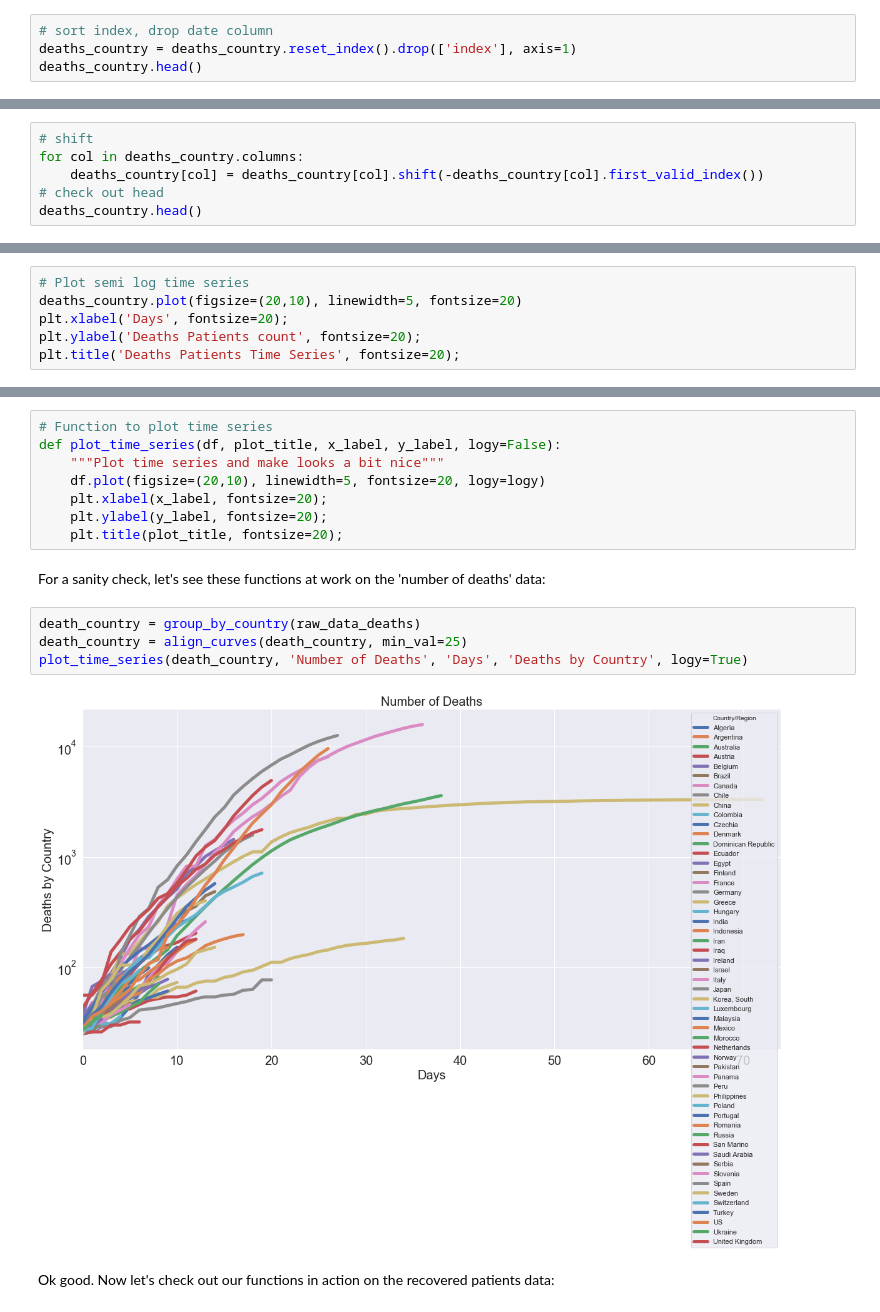
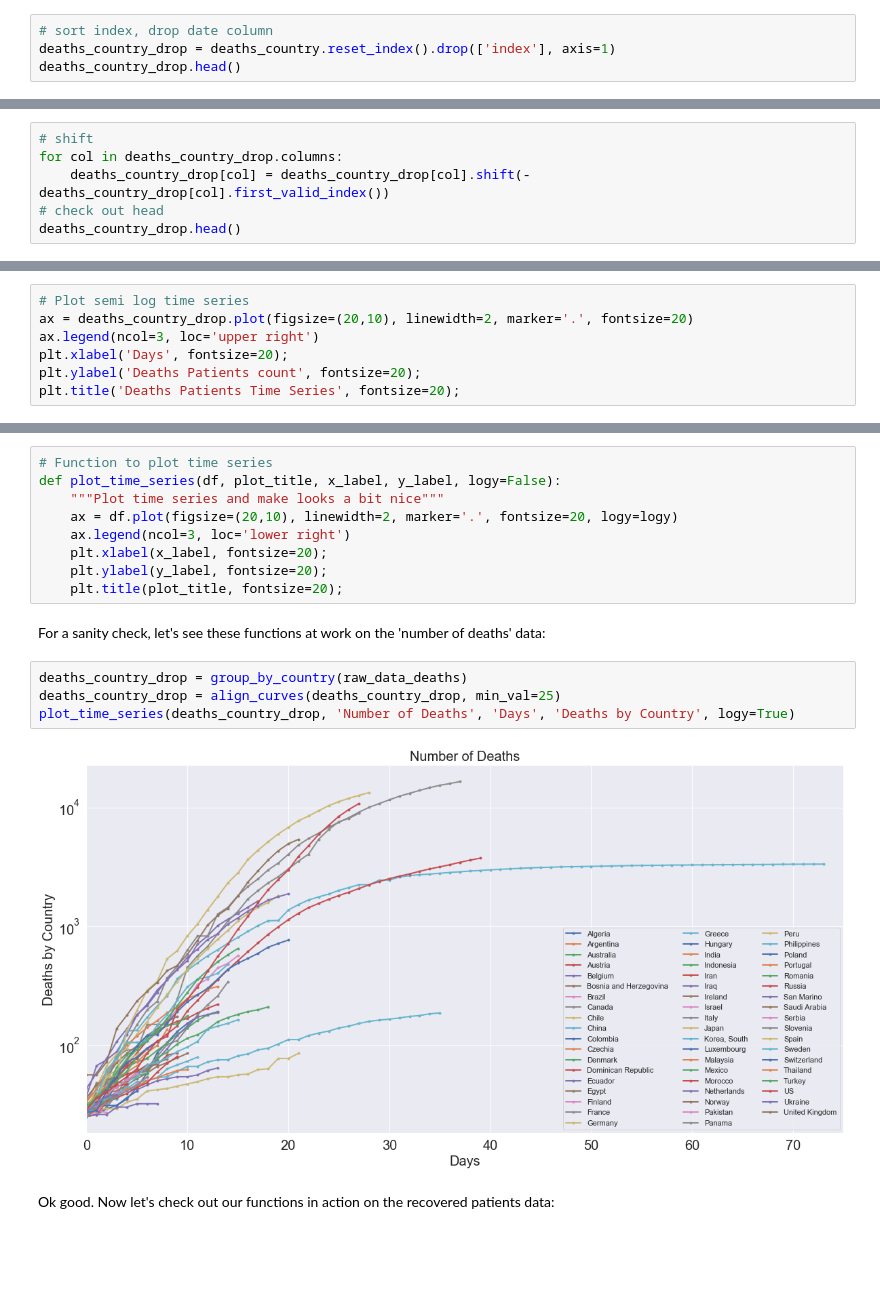
Before and after one commit to datacamp/COVID-19-EDA-tutorial, a Jupyter notebook: notebooks/1-COVID-19-EDA-solution.ipynb, the cells around one changed output, grey strips where cells are left out. Saved outputs shown, nothing was run; the diff lists cells and outputs as text; blank space fills up the shorter version.

```diff
--- a/notebooks/1-COVID-19-EDA-solution.ipynb
+++ b/notebooks/1-COVID-19-EDA-solution.ipynb
@@ -408,6 +411,6 @@ As we're going to align the countries from the day they first had at least 25 de
 - Drop the date column (which will be called 'index) after the reset.
 # %%
 # sort index, drop date column
-deaths_country = deaths_country.reset_index().drop(['index'], axis=1)
-deaths_country.head()
+deaths_country_drop = deaths_country.reset_index().drop(['index'], axis=1)
+deaths_country_drop.head()
 # %% [output]
@@ -422,8 +425,8 @@ deaths_country.head()
 Now it's time to shift each column so that the first entry is the first NaN value that it contains! To do this, we can use the `shift()` method on each column. How much do we shift each column, though? The magnitude of the shift is given by how many NaNs there are at the start of the column, which we can retrieve using the `first_valid_index()` method on the column **but** we want to shift **up**, which is negative in direction (by convention and perhaps intuition). SO let's do it.
 # %%
 # shift
-for col in deaths_country.columns:
-    deaths_country[col] = deaths_country[col].shift(-deaths_country[col].first_valid_index())
+for col in deaths_country_drop.columns:
+    deaths_country_drop[col] = deaths_country_drop[col].shift(-deaths_country_drop[col].first_valid_index())
 # check out head
-deaths_country.head()
+deaths_country_drop.head()
 # %% [output]
@@ -452,6 +456,7 @@ plt.title('Deaths Patients Time Series', fontsize=20);
 # %%
 # Plot semi log time series
-deaths_country.plot(figsize=(20,10), linewidth=5, fontsize=20)
+ax = deaths_country_drop.plot(figsize=(20,10), linewidth=2, marker='.', fontsize=20)
+ax.legend(ncol=3, loc='upper right')
 plt.xlabel('Days', fontsize=20);
 plt.ylabel('Deaths Patients count', fontsize=20);
 plt.title('Deaths Patients Time Series', fontsize=20);
@@ -492,18 +497,19 @@ def align_curves(data, min_val):
 # Function to plot time series
 def plot_time_series(df, plot_title, x_label, y_label, logy=False):
     """Plot time series and make looks a bit nice"""
-    df.plot(figsize=(20,10), linewidth=5, fontsize=20, logy=logy)
+    ax = df.plot(figsize=(20,10), linewidth=2, marker='.', fontsize=20, logy=logy)
+    ax.legend(ncol=3, loc='lower right')
     plt.xlabel(x_label, fontsize=20);
     plt.ylabel(y_label, fontsize=20);
     plt.title(plot_title, fontsize=20);
 # %% [markdown]
 For a sanity check, let's see these functions at work on the 'number of deaths' data:
 # %%
-death_country = group_by_country(raw_data_deaths)
-death_country = align_curves(death_country, min_val=25)
-plot_time_series(death_country, 'Number of Deaths', 'Days', 'Deaths by Country', logy=True)
+deaths_country_drop = group_by_country(raw_data_deaths)
+deaths_country_drop = align_curves(deaths_country_drop, min_val=25)
+plot_time_series(deaths_country_drop, 'Number of Deaths', 'Days', 'Deaths by Country', logy=True)
 # %% [output]
-[figure, old version]
+[figure, new version]
 # %% [markdown]
 Ok good. Now let's check out our functions in action on the recovered patients data:
 # %%
```
Also changed, not shown: parts of 40 cells of this notebook.
